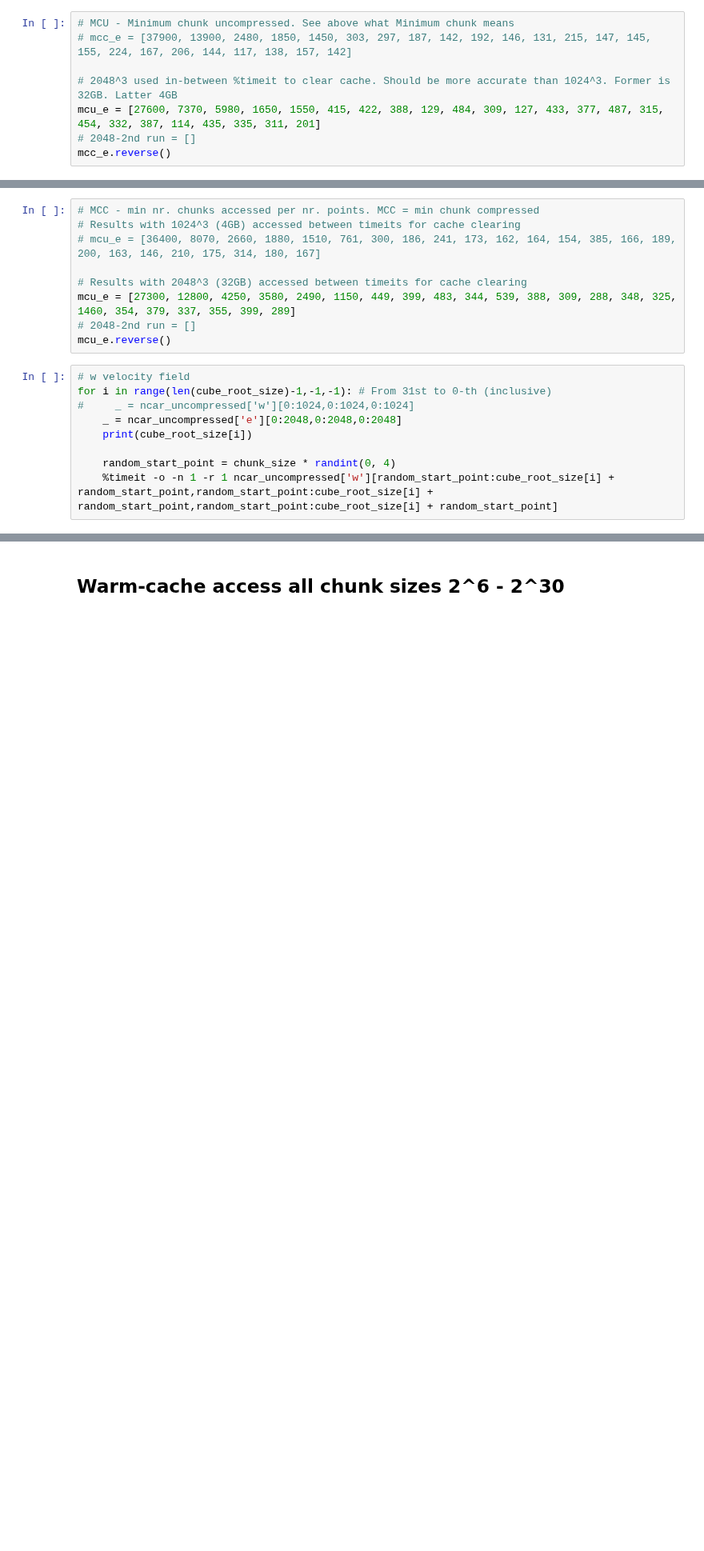
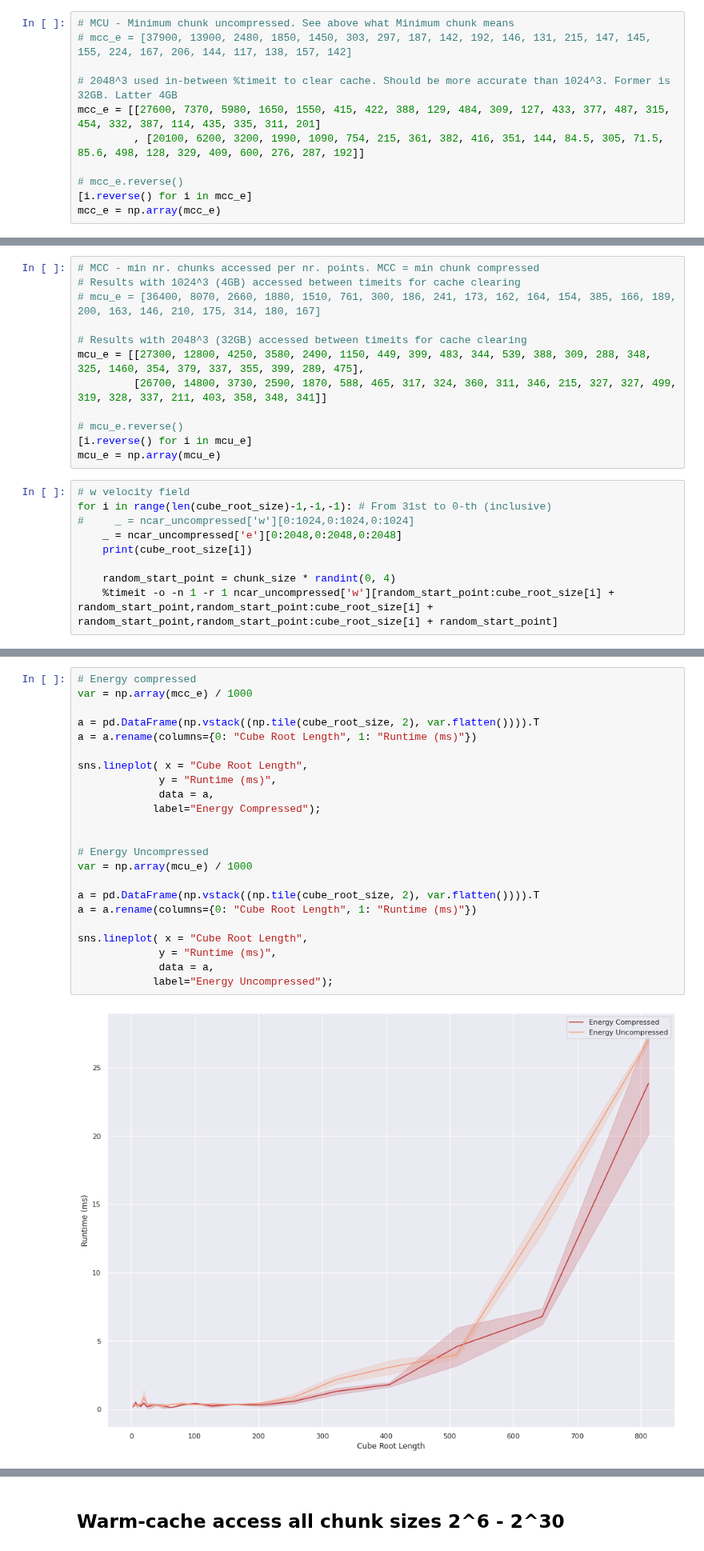
Before and after one commit to ariellubonja/ncar-zarr-code, a Jupyter notebook: compression-tradeoff-1-var.ipynb, the cells around one changed output, grey strips where cells are left out. Shown at 80% size. Drawn from its saved outputs; the diff is of its cells as text; blank space fills up the shorter version.

```diff
--- a/compression-tradeoff-1-var.ipynb
+++ b/compression-tradeoff-1-var.ipynb
@@ -447,9 +447,12 @@ for i in range(len(cube_root_size)-1,-1,-1): # From 31st to 0-th (inclusive)
 # mcc_e = [37900, 13900, 2480, 1850, 1450, 303, 297, 187, 142, 192, 146, 131, 215, 147, 145, 155, 224, 167, 206, 144, 117, 138, 157, 142]
 
 # 2048^3 used in-between %timeit to clear cache. Should be more accurate than 1024^3. Former is 32GB. Latter 4GB
-mcu_e = [27600, 7370, 5980, 1650, 1550, 415, 422, 388, 129, 484, 309, 127, 433, 377, 487, 315, 454, 332, 387, 114, 435, 335, 311, 201]
-# 2048-2nd run = []
-mcc_e.reverse()
+mcc_e = [[27600, 7370, 5980, 1650, 1550, 415, 422, 388, 129, 484, 309, 127, 433, 377, 487, 315, 454, 332, 387, 114, 435, 335, 311, 201]
+         , [20100, 6200, 3200, 1990, 1090, 754, 215, 361, 382, 416, 351, 144, 84.5, 305, 71.5, 85.6, 498, 128, 329, 409, 600, 276, 287, 192]]
+
+# mcc_e.reverse()
+[i.reverse() for i in mcc_e]
+mcc_e = np.array(mcc_e)
 # %%
 # w velocity field
 for i in range(len(cube_root_size)-1,-1,-1): # From 31st to 0-th (inclusive)
@@ -501,9 +521,12 @@ for i in range(len(cube_root_size)-1,-1,-1): # From 31st to 0-th (inclusive)
 # mcu_e = [36400, 8070, 2660, 1880, 1510, 761, 300, 186, 241, 173, 162, 164, 154, 385, 166, 189, 200, 163, 146, 210, 175, 314, 180, 167]
 
 # Results with 2048^3 (32GB) accessed between timeits for cache clearing
-mcu_e = [27300, 12800, 4250, 3580, 2490, 1150, 449, 399, 483, 344, 539, 388, 309, 288, 348, 325, 1460, 354, 379, 337, 355, 399, 289]
-# 2048-2nd run = []
-mcu_e.reverse()
+mcu_e = [[27300, 12800, 4250, 3580, 2490, 1150, 449, 399, 483, 344, 539, 388, 309, 288, 348, 325, 1460, 354, 379, 337, 355, 399, 289, 475],
+         [26700, 14800, 3730, 2590, 1870, 588, 465, 317, 324, 360, 311, 346, 215, 327, 327, 499, 319, 328, 337, 211, 403, 358, 348, 341]]
+
+# mcu_e.reverse()
+[i.reverse() for i in mcu_e]
+mcu_e = np.array(mcu_e)
 # %%
 # w velocity field
 for i in range(len(cube_root_size)-1,-1,-1): # From 31st to 0-th (inclusive)
@@ -544,0 +776,25 @@ mcu_t.reverse()
+# %%
+# Energy compressed
+var = np.array(mcc_e) / 1000
+
+a = pd.DataFrame(np.vstack((np.tile(cube_root_size, 2), var.flatten()))).T
+a = a.rename(columns={0: "Cube Root Length", 1: "Runtime (ms)"})
+
+sns.lineplot( x = "Cube Root Length",
+             y = "Runtime (ms)",
+             data = a,
+            label="Energy Compressed");
+
+
+# Energy Uncompressed
+var = np.array(mcu_e) / 1000
+
+a = pd.DataFrame(np.vstack((np.tile(cube_root_size, 2), var.flatten()))).T
+a = a.rename(columns={0: "Cube Root Length", 1: "Runtime (ms)"})
+
+sns.lineplot( x = "Cube Root Length",
+             y = "Runtime (ms)",
+             data = a,
+            label="Energy Uncompressed");
+# %% [output]
+[figure, added]
```
Also changed, not shown: parts of 23 cells of this notebook.
